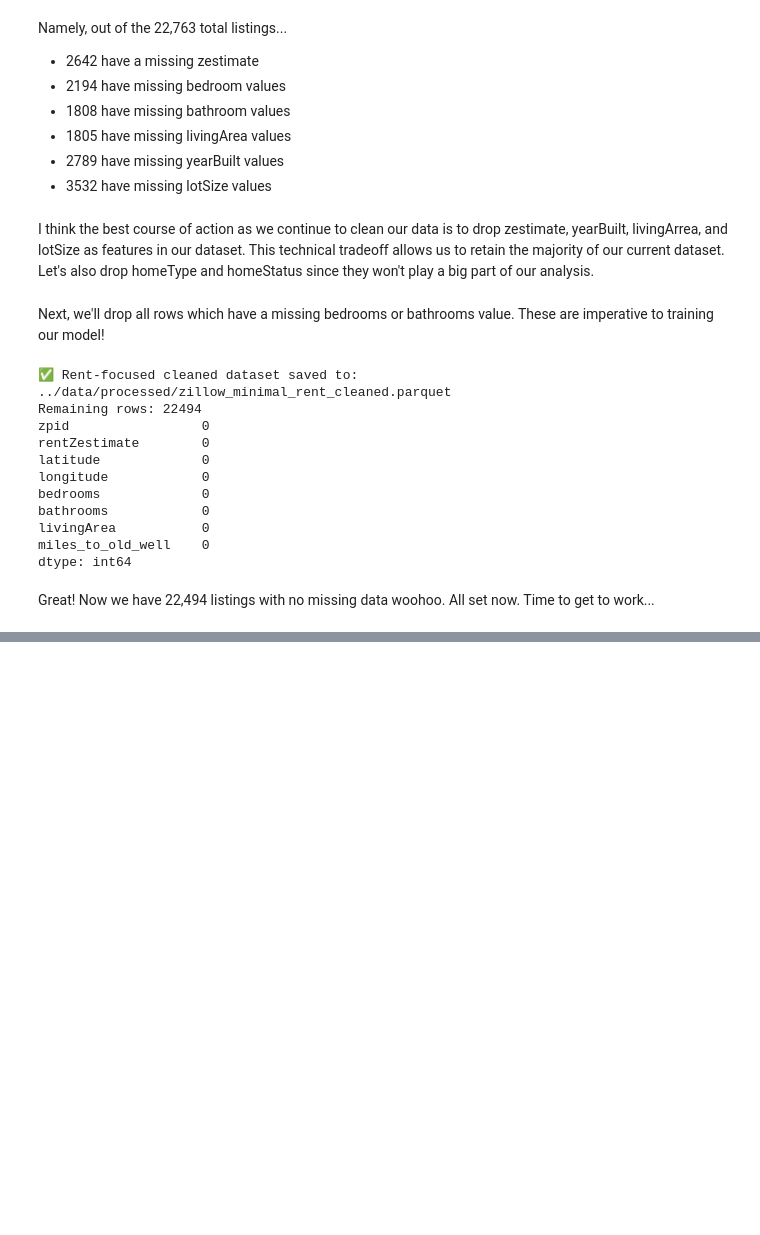
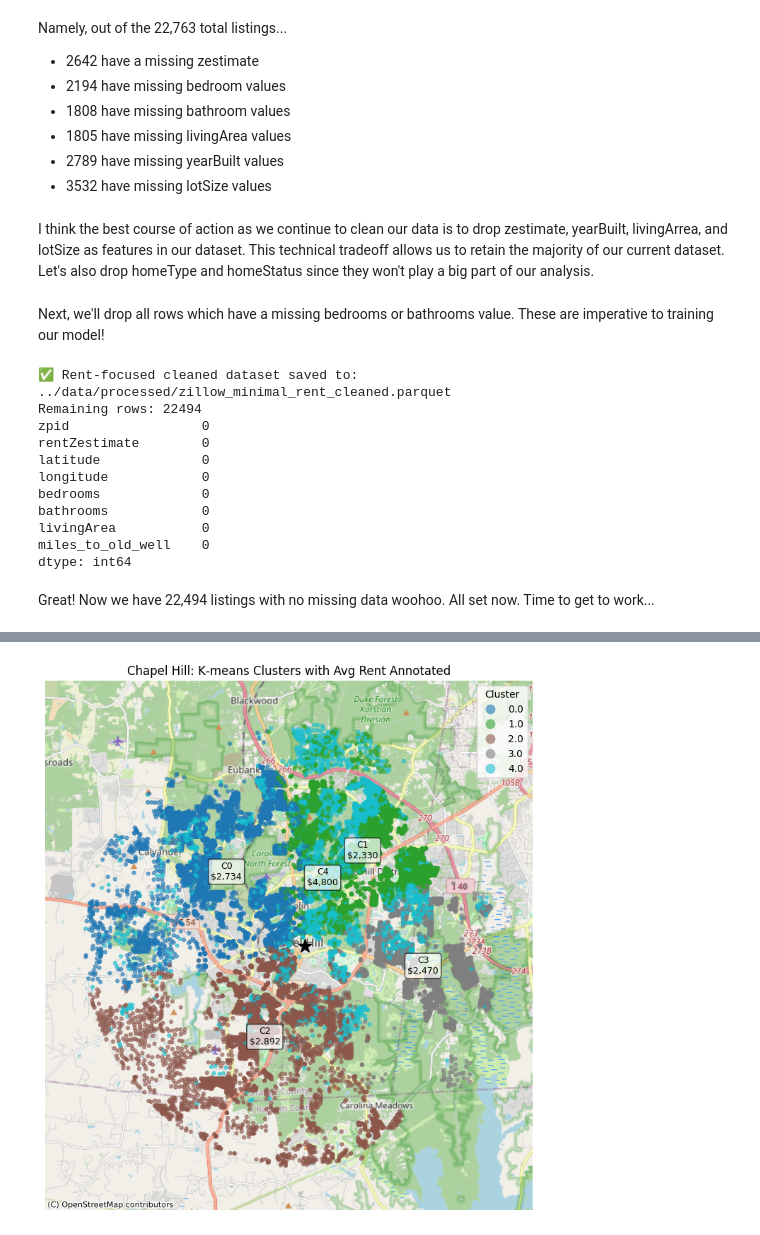
Before and after one commit to rcsullivanii/unc-rent-evaluator, a Jupyter notebook: notebooks/zillow_analysis.ipynb, the cells around one changed output, grey strips where cells are left out. Saved outputs shown, nothing was run; the diff lists cells and outputs as text; code cells hidden in the pictures; blank space fills up the shorter version.

Commit message:
k-means clustering to idenfity price zones in chapel hill

```diff
--- a/notebooks/zillow_analysis.ipynb
+++ b/notebooks/zillow_analysis.ipynb
@@ -87,0 +122,90 @@ Great! Now we have 22,494 listings with no missing data woohoo. All set now. Tim
+# %%
+import pandas as pd
+import numpy as np
+import matplotlib.pyplot as plt
+import geopandas as gpd
+import contextily as ctx
+from sklearn.preprocessing import StandardScaler
+from sklearn.cluster import KMeans
+from shapely.geometry import Point
+
+features = df[['latitude','longitude','rentZestimate']].dropna()
+idx = features.index
+scaler = StandardScaler()
+X = scaler.fit_transform(features)
+
+k = 5
+km = KMeans(n_clusters=k, random_state=42)
+df.loc[idx, 'cluster'] = km.fit_predict(X)
+
+# Compute cluster statistics
+cluster_stats = (
+    df.dropna(subset=['cluster','rentZestimate'])
+      .groupby('cluster')['rentZestimate']
+      .agg(count='count', mean='mean')
+      .round(0)
+)
+print(cluster_stats)
+
+# Build GeoDataFrame
+gdf = gpd.GeoDataFrame(
+    df.dropna(subset=['cluster']),
+    geometry=gpd.points_from_xy(df.longitude, df.latitude),
+    crs="EPSG:4326"
+).to_crs(epsg=3857)
+
+# Compute centroids in lat/lon then project
+centroids = scaler.inverse_transform(km.cluster_centers_)
+centroid_gdf = gpd.GeoDataFrame(
+    {
+      'cluster': cluster_stats.index,
+      'mean_rent': cluster_stats['mean']
+    },
+    geometry=gpd.points_from_xy(centroids[:,1], centroids[:,0]),
+    crs="EPSG:4326"
+).to_crs(epsg=3857)
+
+# Plot base map + clusters
+fig, ax = plt.subplots(figsize=(10,8))
+
+# Scatter listings by cluster
+gdf.plot(
+    ax=ax, column='cluster', categorical=True,
+    markersize=12, alpha=0.6, legend=True,
+    legend_kwds={'title':'Cluster'}
+)
+
+# Annotate each centroid with its avg rent
+for _, row in centroid_gdf.iterrows():
+    ax.text(
+        row.geometry.x, row.geometry.y,
+        f"C{int(row.cluster)}\n${int(row.mean_rent):,}",
+        ha='center', va='center', fontsize=9,
+        bbox=dict(boxstyle="round,pad=0.3",
+                  facecolor="white", alpha=0.7)
+    )
+
+# Highlight the Old Well
+oldwell = gpd.GeoSeries(
+    [Point(-79.0512301, 35.9120729)],
+    crs="EPSG:4326"
+).to_crs(epsg=3857)
+oldwell.plot(
+    ax=ax, marker='*', color='black',
+    markersize=200, label='Old Well'
+)
+
+# set our extent to just around Chapel Hill data
+minx, miny, maxx, maxy = gdf.total_bounds
+pad_x = (maxx-minx)*0.1; pad_y = (maxy-miny)*0.1
+ax.set_xlim(minx-pad_x, maxx+pad_x)
+ax.set_ylim(miny-pad_y, maxy+pad_y)
+
+# Add a light basemap using OpenStreetMap Mapnik
+ctx.add_basemap(ax, source=ctx.providers.OpenStreetMap.Mapnik)
+
+ax.set_axis_off()
+ax.set_title("Chapel Hill: K‑means Clusters with Avg Rent Annotated")
+plt.tight_layout()
+plt.show()
+# %% [output]
@@ -87,0 +219 @@ Great! Now we have 22,494 listings with no missing data woohoo. All set now. Tim
+[figure, added]
```
Also changed, not shown: parts of 3 cells of this notebook, 3 other files.
